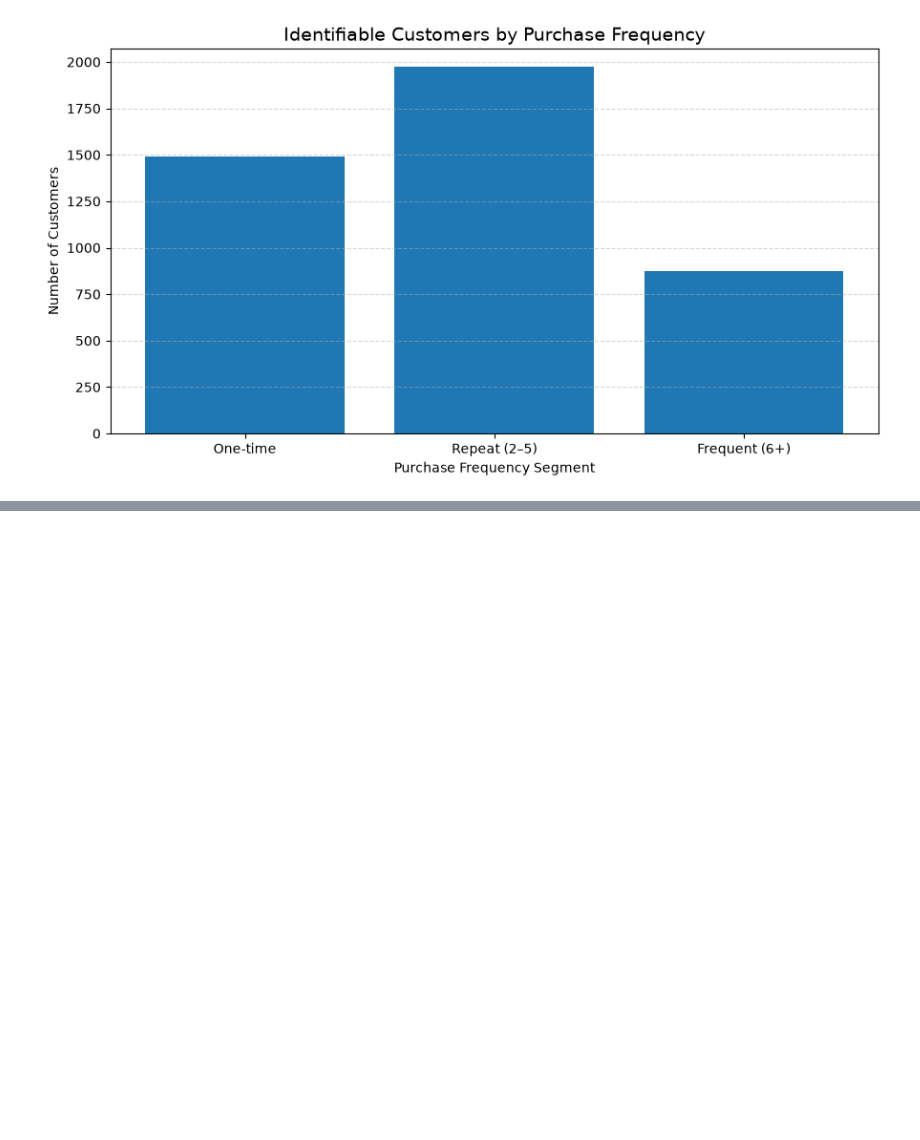
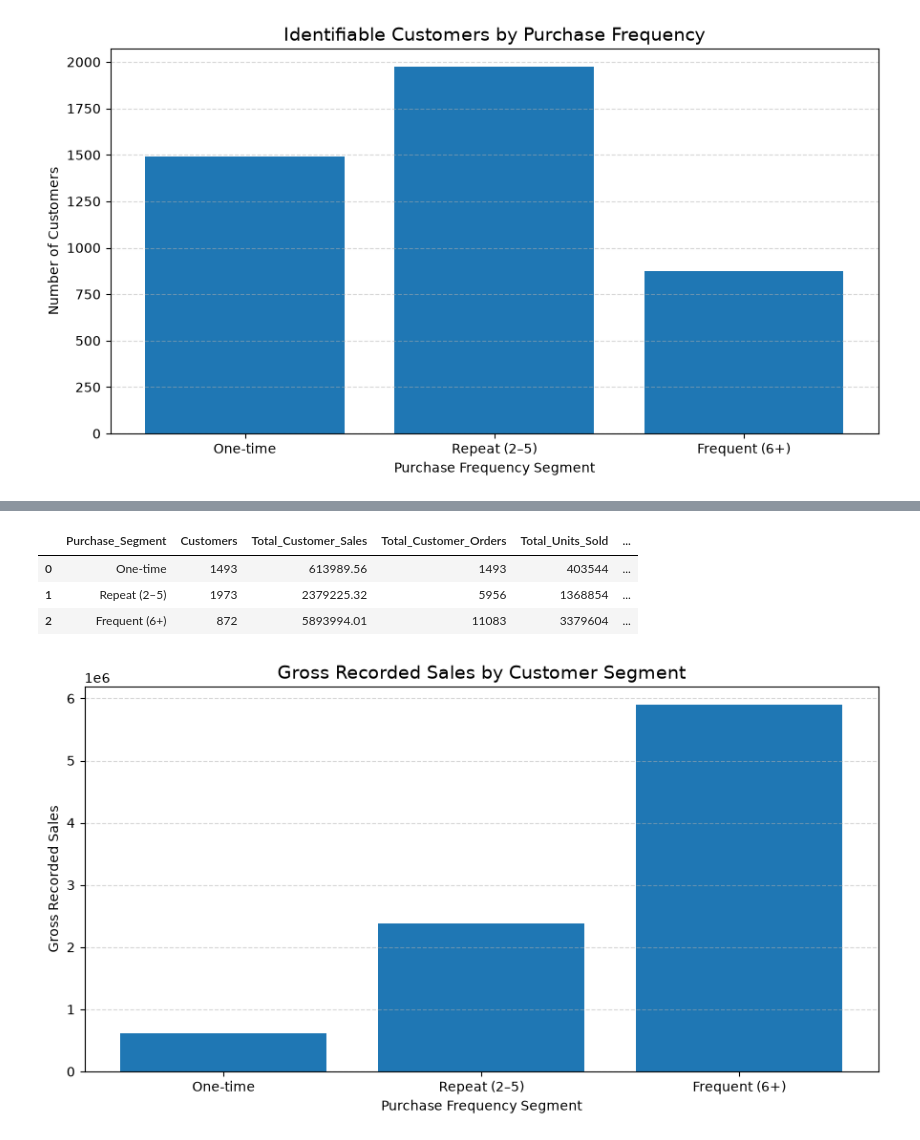
Before and after one commit to kartikeysharma2645/Analytics-Report-Insights, a Jupyter notebook: notebooks/ecommerce_sales_analysis.ipynb, the cells around one changed output, grey strips where cells are left out. Cells and saved outputs as stored; diff of their text form; code cells hidden in the pictures; blank space fills up the shorter version.

Commit message:
feat: add geographic and customer purchasing analysis

```diff
--- a/notebooks/ecommerce_sales_analysis.ipynb
+++ b/notebooks/ecommerce_sales_analysis.ipynb
@@ -1005,0 +1015,53 @@ plt.show()
+# %%
+
+# Aggregate customer-level results by purchase-frequency segment
+segment_performance = (
+    customer_summary.groupby("Purchase_Segment", observed=False)
+    .agg(
+        Customers=("CustomerID", "nunique"),
+        Total_Customer_Sales=("Gross_Sales", "sum"),
+        Total_Customer_Orders=("Distinct_Orders", "sum"),
+        Total_Units_Sold=("Units_Sold", "sum")
+    )
+    .reset_index()
+)
+
+# Calculate sales contribution and average sales per customer
+segment_performance["Sales_Share_Percent"] = (
+    segment_performance["Total_Customer_Sales"]
+    / identified_customer_sales
+    * 100
+)
+
+segment_performance["Average_Sales_Per_Customer"] = (
+    segment_performance["Total_Customer_Sales"]
+    / segment_performance["Customers"]
+)
+
+display(segment_performance.round({
+    "Total_Customer_Sales": 2,
+    "Sales_Share_Percent": 2,
+    "Average_Sales_Per_Customer": 2
+}))
+# %% [output]
+|  | Purchase_Segment | Customers | Total_Customer_Sales | Total_Customer_Orders | Total_Units_Sold | ... |
+| 0 | One-time | 1493 | 613989.56 | 1493 | 403544 | ... |
+| 1 | Repeat (2–5) | 1973 | 2379225.32 | 5956 | 1368854 | ... |
+| 2 | Frequent (6+) | 872 | 5893994.01 | 11083 | 3379604 | ... |
+# %%
+
+plt.figure(figsize=(9, 5))
+
+plt.bar(
+    segment_performance["Purchase_Segment"].astype(str),
+    segment_performance["Total_Customer_Sales"]
+)
+
+plt.title("Gross Recorded Sales by Customer Segment", fontsize=14)
+plt.xlabel("Purchase Frequency Segment")
+plt.ylabel("Gross Recorded Sales")
+plt.grid(axis="y", linestyle="--", alpha=0.5)
+plt.tight_layout()
+plt.show()
+# %% [output]
+[figure, added]
```
Also changed, not shown: parts of 3 cells of this notebook.
